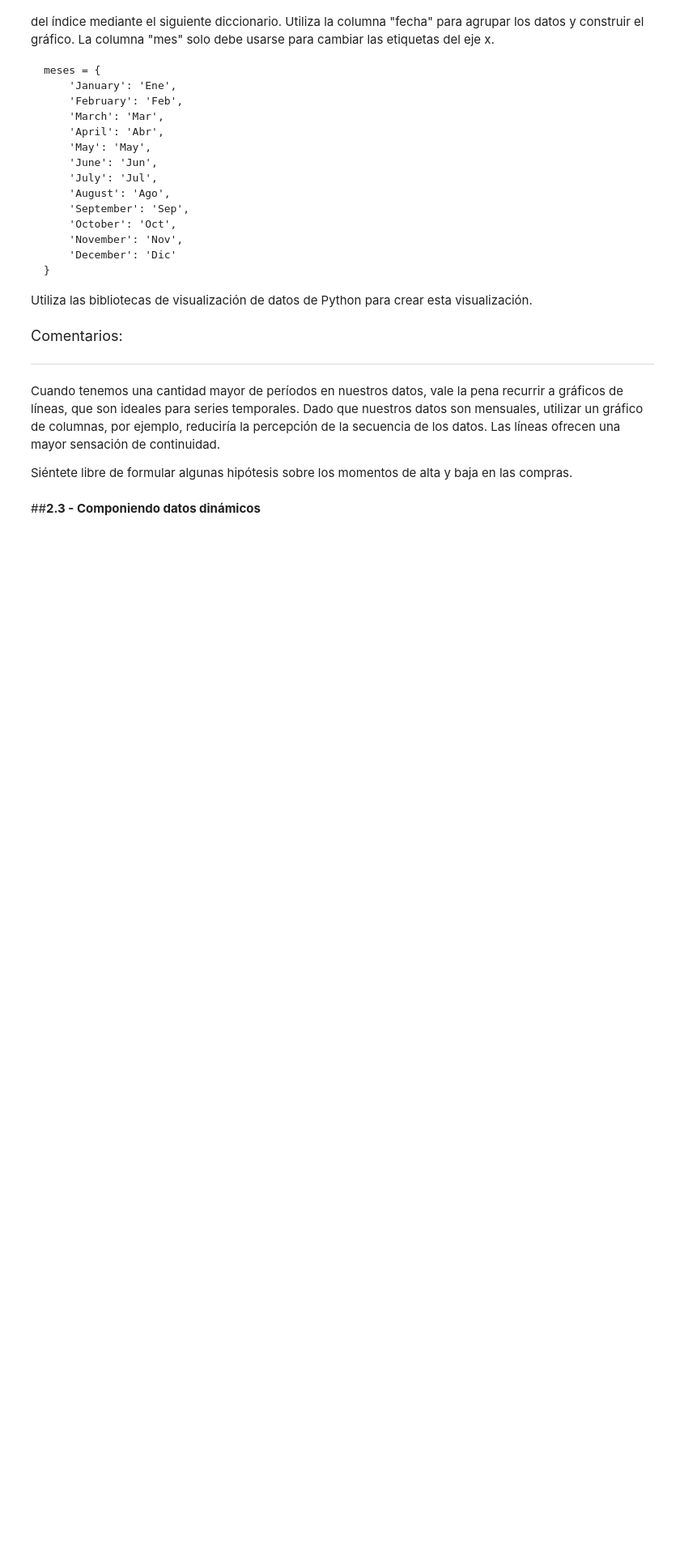
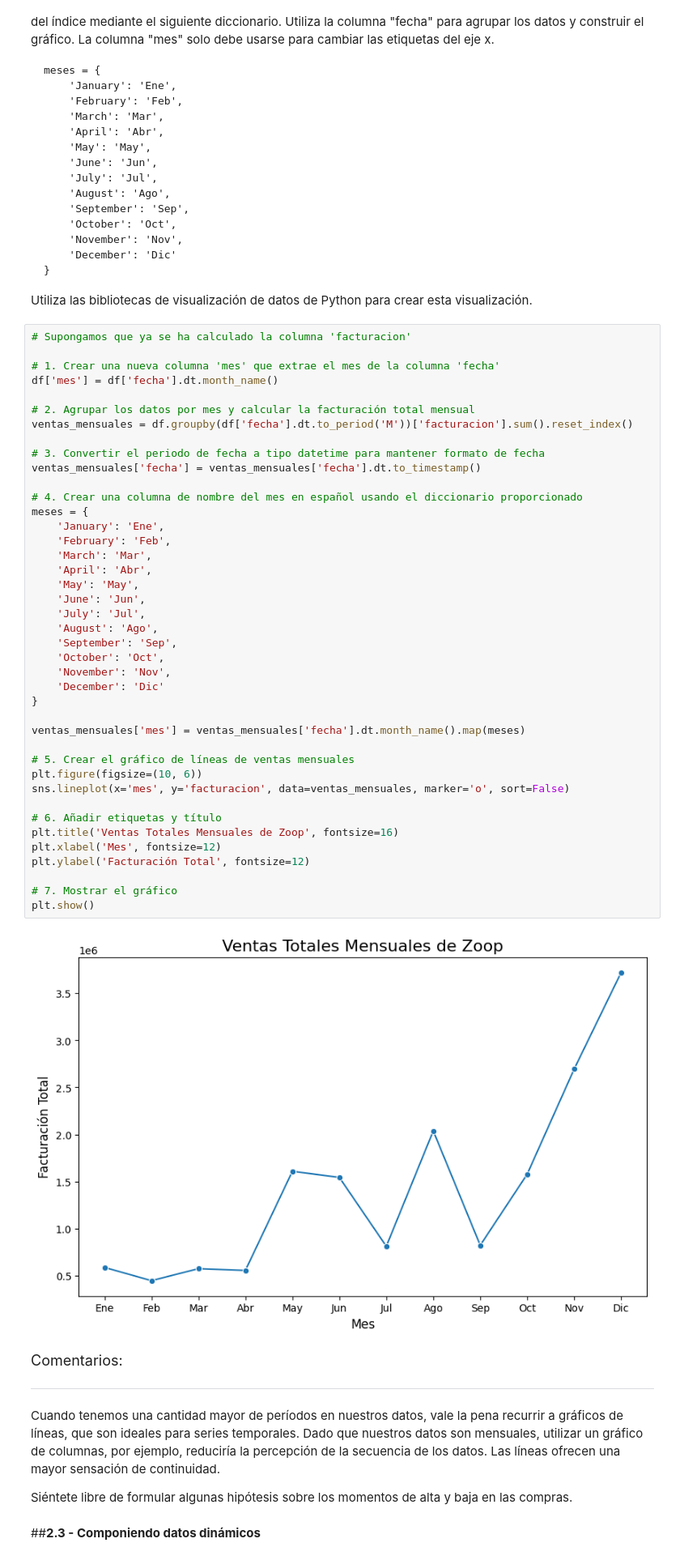
Before and after one commit to Daniela-Esparza/Challenge-Alura-Store, a Jupyter notebook: IA_aplicada_a_ciencia_de_datos.ipynb, the cells around one changed output. Shown at 81% size. Cells and saved outputs as stored; diff of their text form; blank space fills up the shorter version.

```diff
--- a/IA_aplicada_a_ciencia_de_datos.ipynb
+++ b/IA_aplicada_a_ciencia_de_datos.ipynb
@@ -249,6 +493,49 @@ meses = {
 
 
 Utiliza las bibliotecas de visualización de datos de Python para crear esta visualización.
+# %%
+# Supongamos que ya se ha calculado la columna 'facturacion'
+
+# 1. Crear una nueva columna 'mes' que extrae el mes de la columna 'fecha'
+df['mes'] = df['fecha'].dt.month_name()
+
+# 2. Agrupar los datos por mes y calcular la facturación total mensual
+ventas_mensuales = df.groupby(df['fecha'].dt.to_period('M'))['facturacion'].sum().reset_index()
+
+# 3. Convertir el periodo de fecha a tipo datetime para mantener formato de fecha
+ventas_mensuales['fecha'] = ventas_mensuales['fecha'].dt.to_timestamp()
+
+# 4. Crear una columna de nombre del mes en español usando el diccionario proporcionado
+meses = {
+    'January': 'Ene',
+    'February': 'Feb',
+    'March': 'Mar',
+    'April': 'Abr',
+    'May': 'May',
+    'June': 'Jun',
+    'July': 'Jul',
+    'August': 'Ago',
+    'September': 'Sep',
+    'October': 'Oct',
+    'November': 'Nov',
+    'December': 'Dic'
+}
+
+ventas_mensuales['mes'] = ventas_mensuales['fecha'].dt.month_name().map(meses)
+
+# 5. Crear el gráfico de líneas de ventas mensuales
+plt.figure(figsize=(10, 6))
+sns.lineplot(x='mes', y='facturacion', data=ventas_mensuales, marker='o', sort=False)
+
+# 6. Añadir etiquetas y título
+plt.title('Ventas Totales Mensuales de Zoop', fontsize=16)
+plt.xlabel('Mes', fontsize=12)
+plt.ylabel('Facturación Total', fontsize=12)
+
+# 7. Mostrar el gráfico
+plt.show()
+# %% [output]
+[figure, added]
 # %% [markdown]
 <font color="7b71ff" size=4> Comentarios: </font>
 
```
Also changed, not shown: parts of 85 cells of this notebook.
